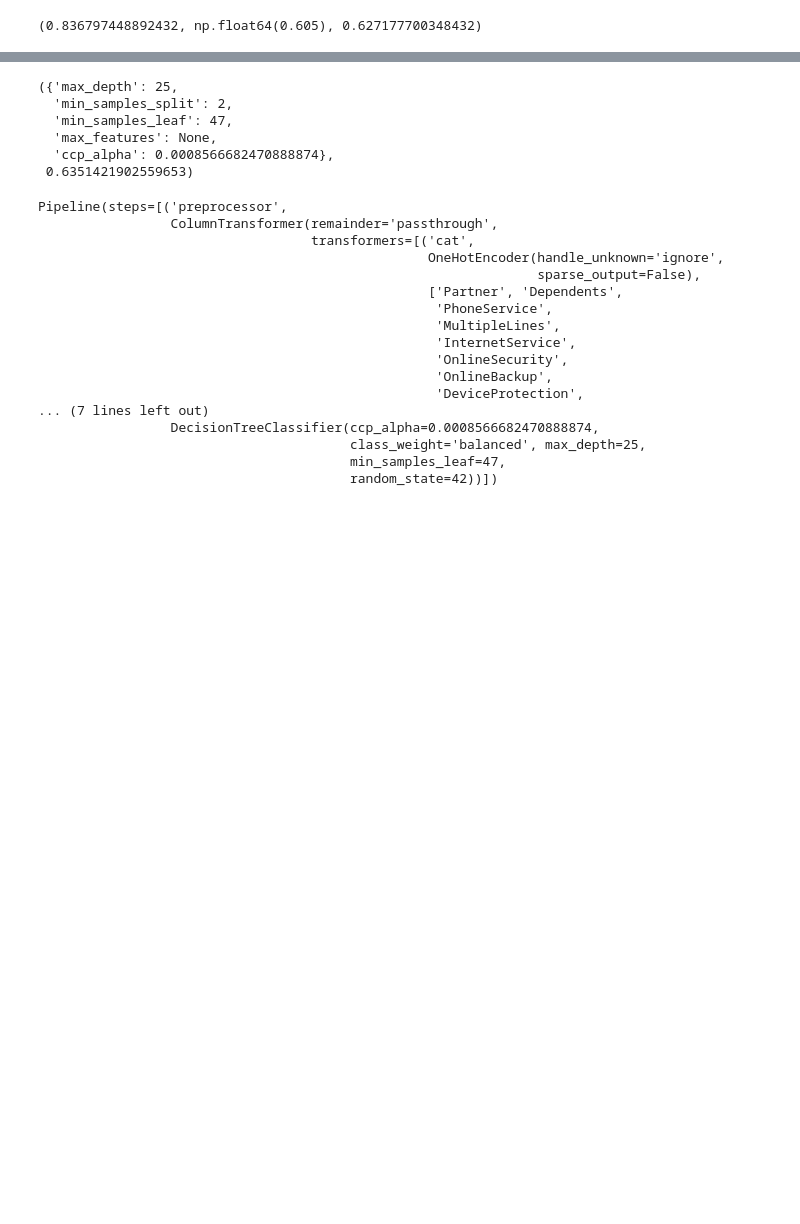
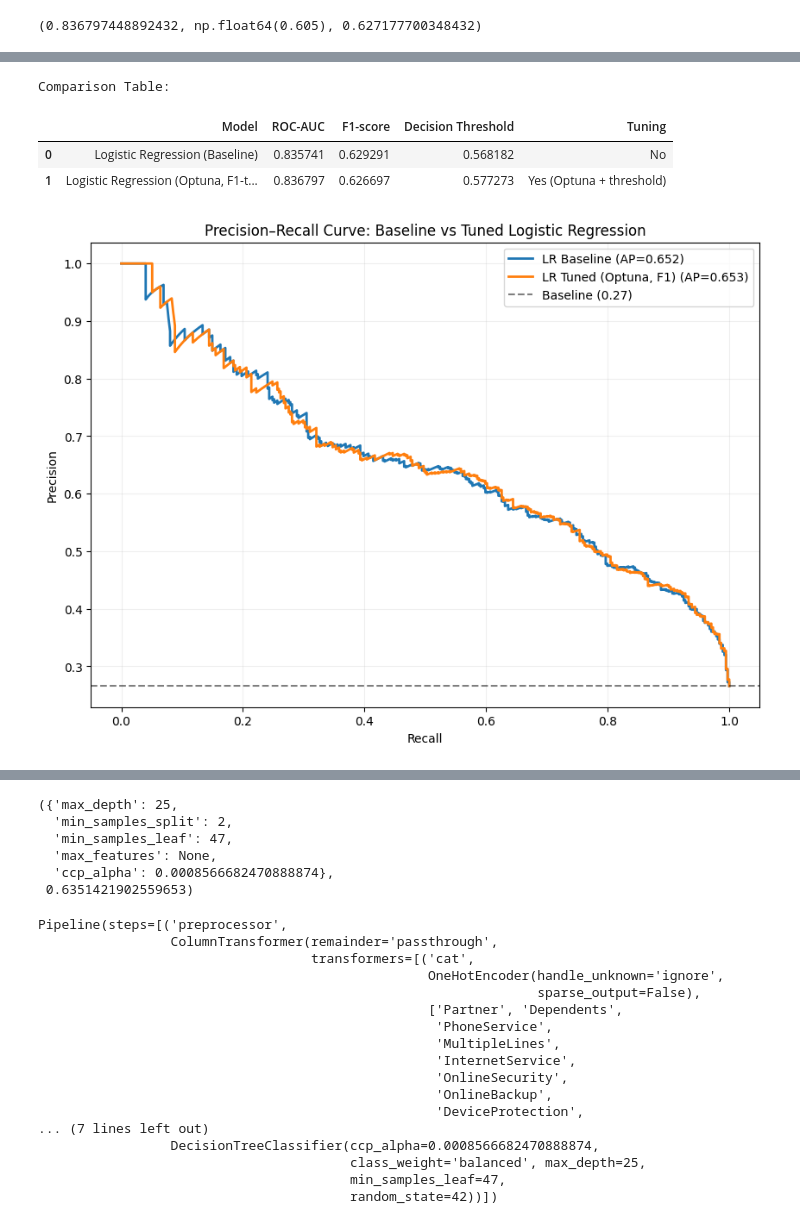
Before and after one commit to Nusultan11/telco-customer-churn-ml, a Jupyter notebook: notebooks/04_HyperParameters_Tuning_ML.ipynb, the cells around one changed output, grey strips where cells are left out. Saved outputs shown, nothing was run; the diff lists cells and outputs as text; code cells hidden in the pictures; blank space fills up the shorter version.

```diff
--- a/notebooks/04_HyperParameters_Tuning_ML.ipynb
+++ b/notebooks/04_HyperParameters_Tuning_ML.ipynb
@@ -257,0 +312,11 @@ plot_pr_curves(
+# %%
+# 1. Получаем предсказания для обеих моделей
+# Baseline (уже обучена и загружена)
+y_scores_lr_base = lr_baseline.predict_proba(X_test)[:, 1]
+# Tuned (обучена нами выше)
+y_scores_lr_tuned = lr_f1_pipeline.predict_proba(X_test)[:, 1]
+# 2. Оцениваем модели (plot=False, чтобы не рисовать отдельные графики)
+print("Evaluating Logistic Regression (Baseline)...")
+metrics_lr_base = evaluate_model(y_test, y_scores_lr_base, model_name="LR Baseline", plot=False)
+print("\nEvaluating Logistic Regression (Tuned)...")
+metrics_lr_tuned = evaluate_model(y_test, y_scores_lr_tuned, model_name="LR Tuned", plot=False)
@@ -258,3 +337,42 @@ plot_pr_curves(
+# %%
+lr_comparison = pd.DataFrame([
+    {
+        "Model": "Logistic Regression (Baseline)",
+        "ROC-AUC": metrics_lr_base["roc_auc"],
+        "F1-score": metrics_lr_base["best_f1"],
+        "Decision Threshold": metrics_lr_base["best_threshold"],
+        "Tuning": "No"
+    },
+    {
+        "Model": "Logistic Regression (Optuna, F1-tuned)",
+        "ROC-AUC": metrics_lr_tuned["roc_auc"],
+        "F1-score": metrics_lr_tuned["best_f1"],
+        "Decision Threshold": metrics_lr_tuned["best_threshold"],
+        "Tuning": "Yes (Optuna + threshold)"
+    }
+])
+
+# Выводим таблицу
+print("\nComparison Table:")
+display(lr_comparison)
+
+# 4. Строим общий график PR-кривых
+models_scores = {
+    "LR Baseline": y_scores_lr_base,
+    "LR Tuned (Optuna, F1)": y_scores_lr_tuned
+}
+
+plot_multiple_pr_curves(
+    models_dict=models_scores,
+    y_true=y_test,
+    title="Precision–Recall Curve: Baseline vs Tuned Logistic Regression"
+    )
+# %% [output]
+Comparison Table:
+|  | Model | ROC-AUC | F1-score | Decision Threshold | Tuning |
+| 0 | Logistic Regression (Baseline) | 0.835741 | 0.629291 | 0.568182 | No |
+| 1 | Logistic Regression (Optuna, F1-t... | 0.836797 | 0.626697 | 0.577273 | Yes (Optuna + threshold) |
+[figure, added]
 # %%
 def best_threshold_f1(y_true, y_scores):
     thresholds = np.linspace(0.1, 0.9, 81)
```
Also changed, not shown: parts of 43 cells of this notebook, 1 other file.
